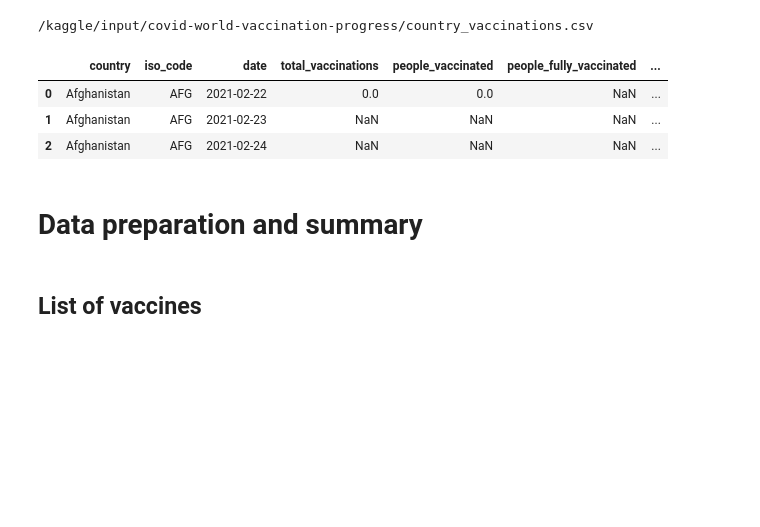
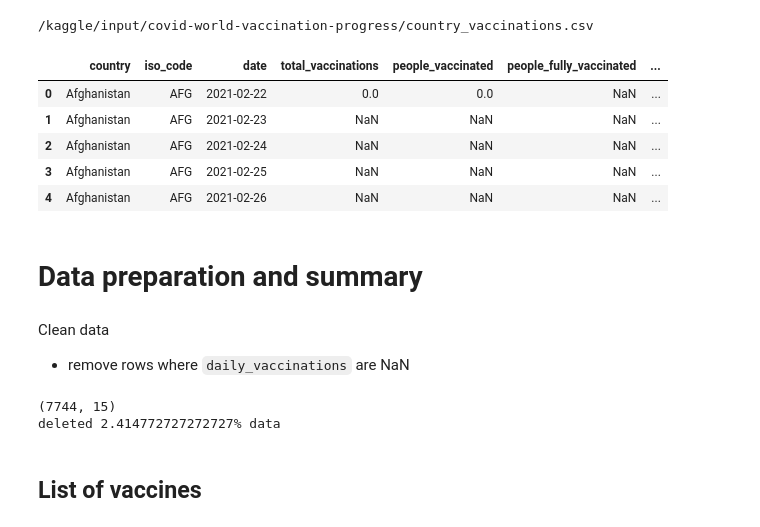
Before and after one commit to mayuri-kulkarni/covid-vaccine-tracker, a Jupyter notebook: covid-vaccine-tracker.ipynb, the cells around one changed output. Cells and saved outputs as stored; diff of their text form; code cells hidden in the pictures; blank space fills up the shorter version.

```diff
--- a/covid-vaccine-tracker.ipynb
+++ b/covid-vaccine-tracker.ipynb
@@ -1,25 +1,39 @@
 # %%
 
 import numpy as np # linear algebra
 import pandas as pd # data processing, CSV file I/O (e.g. pd.read_csv)
 import matplotlib.pyplot as plt
 
 import os
 for dirname, _, filenames in os.walk('/kaggle/input'):
     for filename in filenames:
         print(os.path.join(dirname, filename))
 
 df=pd.read_csv("/kaggle/input/covid-world-vaccination-progress/country_vaccinations.csv")
-
-df.head(3)
+df.head()
 # %% [output]
 /kaggle/input/covid-world-vaccination-progress/country_vaccinations.csv
 |  | country | iso_code | date | total_vaccinations | people_vaccinated | people_fully_vaccinated | ... |
 | 0 | Afghanistan | AFG | 2021-02-22 | 0.0 | 0.0 | NaN | ... |
 | 1 | Afghanistan | AFG | 2021-02-23 | NaN | NaN | NaN | ... |
 | 2 | Afghanistan | AFG | 2021-02-24 | NaN | NaN | NaN | ... |
+| 3 | Afghanistan | AFG | 2021-02-25 | NaN | NaN | NaN | ... |
+| 4 | Afghanistan | AFG | 2021-02-26 | NaN | NaN | NaN | ... |
 # %% [markdown]
 # Data preparation and summary
+# %% [markdown]
+Clean data
+* remove rows where `daily_vaccinations` are NaN
+# %%
+print( df.shape)
+original_rows = df.shape[0]
+# df[pd.isnull(df.daily_vaccinations)]
+df = df.dropna(subset=['daily_vaccinations'])
+deleted_rows =  original_rows - df.shape[0]
+print( "deleted " + str(deleted_rows/original_rows*100)+"% data" )
+# %% [output]
+(7744, 15)
+deleted 2.414772727272727% data
 # %% [markdown]
 ## List of vaccines
 # %%
```
Also changed, not shown: parts of 5 cells of this notebook.
